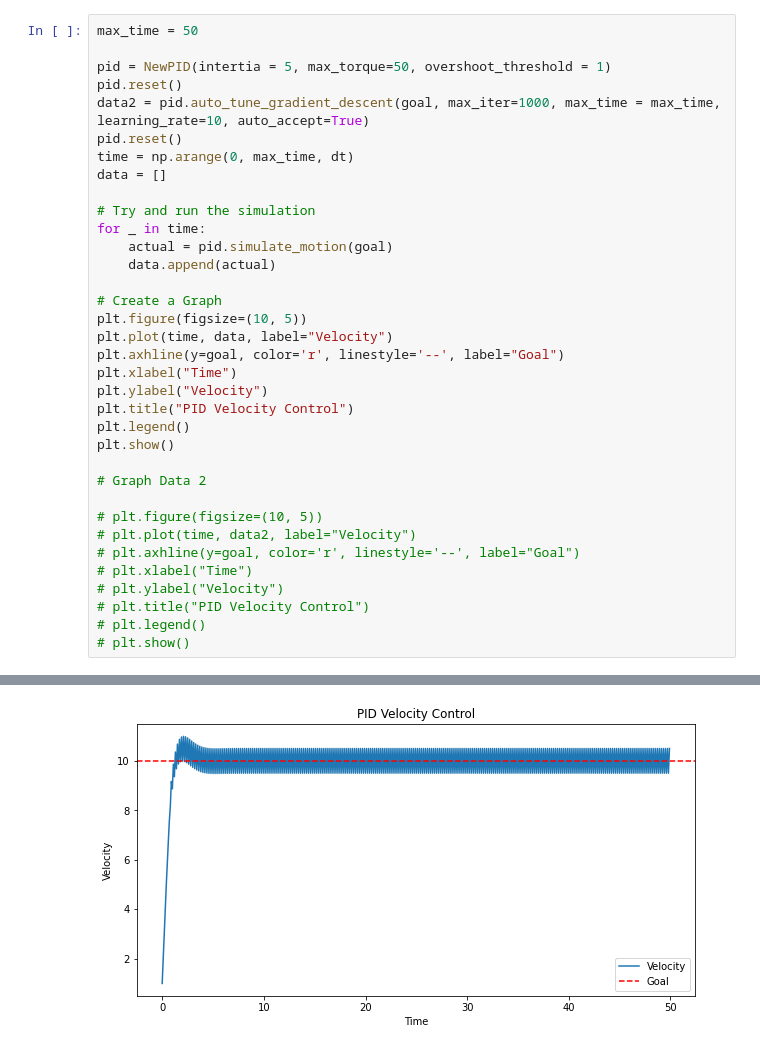
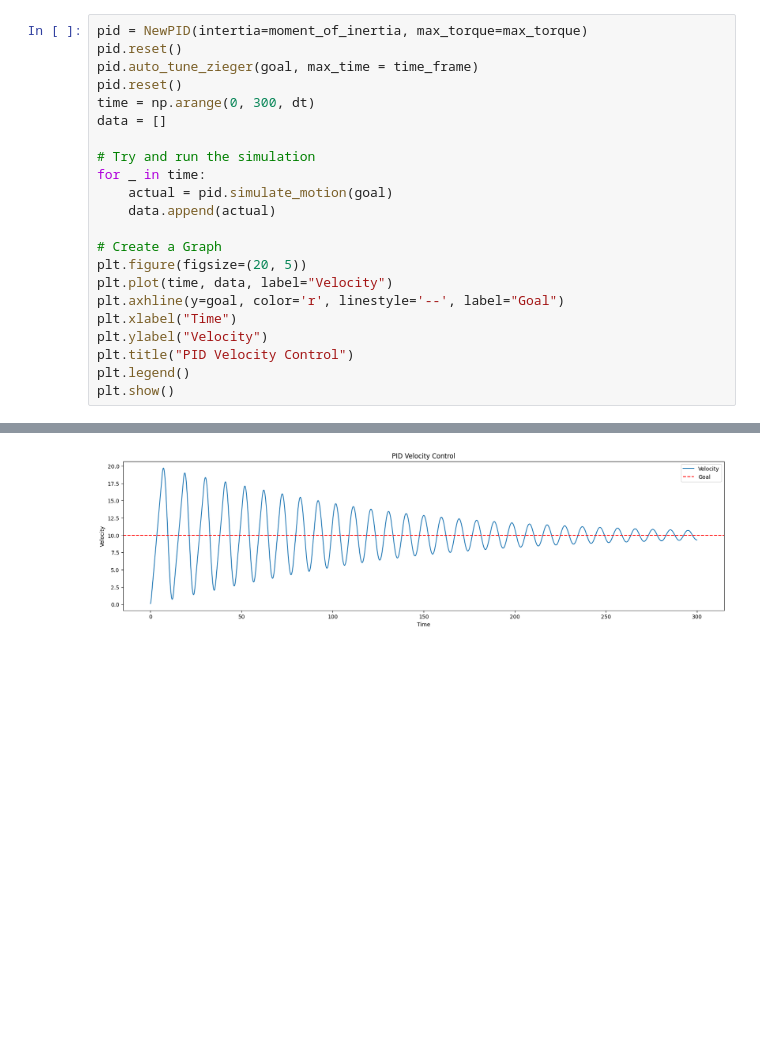
Before and after one commit to Forsyth-Creations/ros_rigor, a Jupyter notebook: src/hermes_swerve_module/hermes_swerve_module/pid.ipynb, the cells around one changed output, grey strips where cells are left out. Saved outputs shown, nothing was run; the diff lists cells and outputs as text; blank space fills up the shorter version.

```diff
--- a/src/hermes_swerve_module/hermes_swerve_module/pid.ipynb
+++ b/src/hermes_swerve_module/hermes_swerve_module/pid.ipynb
@@ -259,11 +324,9 @@ class NewPID:
 # %%
-max_time = 50
-
-pid = NewPID(intertia = 5, max_torque=50, overshoot_threshold = 1)
+pid = NewPID(intertia=moment_of_inertia, max_torque=max_torque)
 pid.reset()
-data2 = pid.auto_tune_gradient_descent(goal, max_iter=1000, max_time = max_time, learning_rate=10, auto_accept=True)
+pid.auto_tune_zieger(goal, max_time = time_frame)
 pid.reset()
-time = np.arange(0, max_time, dt)
+time = np.arange(0, 300, dt)
 data = []
 
 # Try and run the simulation
@@ -272,7 +335,7 @@ for _ in time:
     data.append(actual)
 
 # Create a Graph
-plt.figure(figsize=(10, 5))
+plt.figure(figsize=(20, 5))
 plt.plot(time, data, label="Velocity")
 plt.axhline(y=goal, color='r', linestyle='--', label="Goal")
 plt.xlabel("Time")
@@ -280,15 +343,4 @@ plt.ylabel("Velocity")
 plt.title("PID Velocity Control")
 plt.legend()
 plt.show()
-
-# Graph Data 2
-
-# plt.figure(figsize=(10, 5))
-# plt.plot(time, data2, label="Velocity")
-# plt.axhline(y=goal, color='r', linestyle='--', label="Goal")
-# plt.xlabel("Time")
-# plt.ylabel("Velocity")
-# plt.title("PID Velocity Control")
-# plt.legend()
-# plt.show()
 # %% [output]
@@ -312,2 +350,2 @@ Simulating complete for params: {'kp': 18.270228976619556, 'ki': 1.8157985069329
-[figure, old version]
+[figure, new version]
 # %%
```
Also changed, not shown: parts of 5 cells of this notebook.
